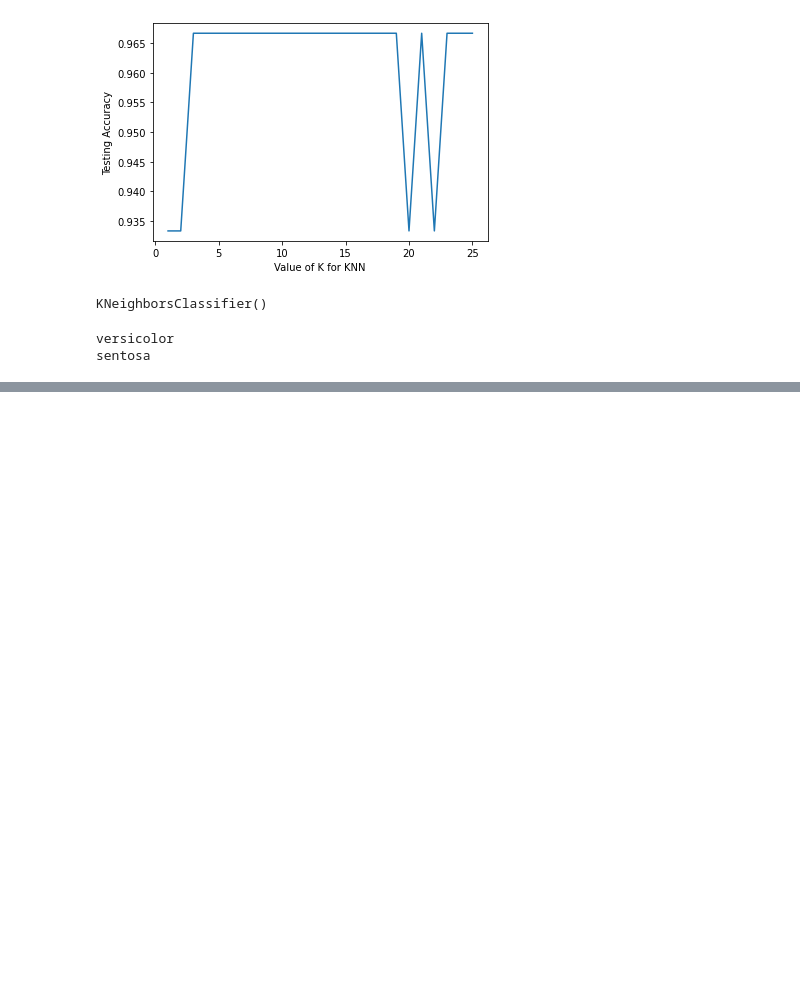
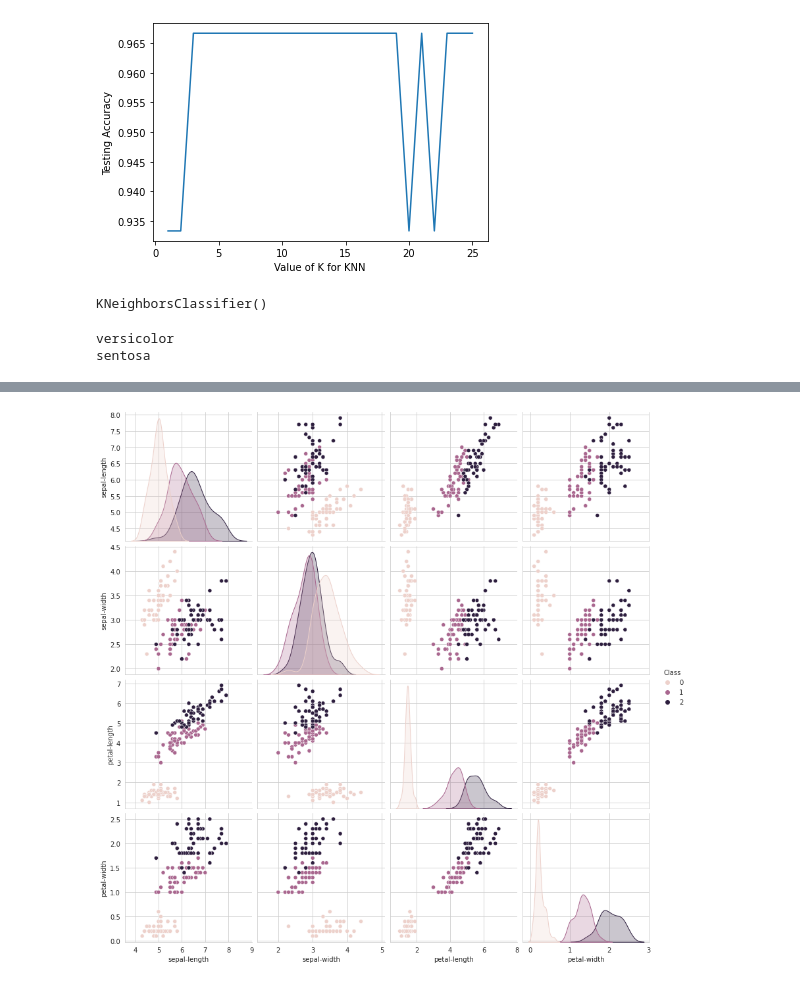
Before and after one commit to Fadhila-Zahra/datamining, a Jupyter notebook: _sources/notebooks.ipynb, the cells around one changed output, grey strips where cells are left out. Cells and saved outputs as stored; diff of their text form; code cells hidden in the pictures; blank space fills up the shorter version.

```diff
--- a/_sources/notebooks.ipynb
+++ b/_sources/notebooks.ipynb
@@ -658,0 +937,6 @@ sentosa
+# %%
+sns.set_style("whitegrid")
+sns.pairplot(irisdata,hue="Class",size=3);
+plt.show()
+# %% [output]
+[figure, added]
```
Also changed, not shown: parts of 70 cells of this notebook, 36 other files.
